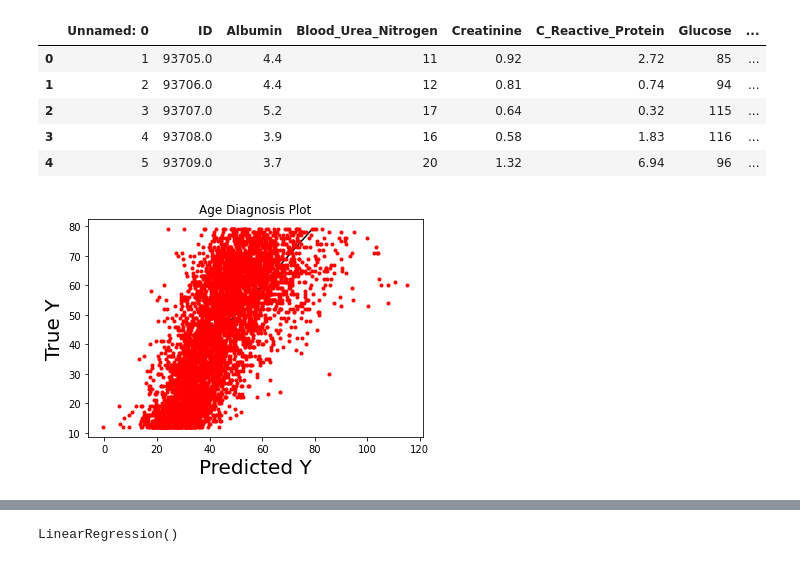
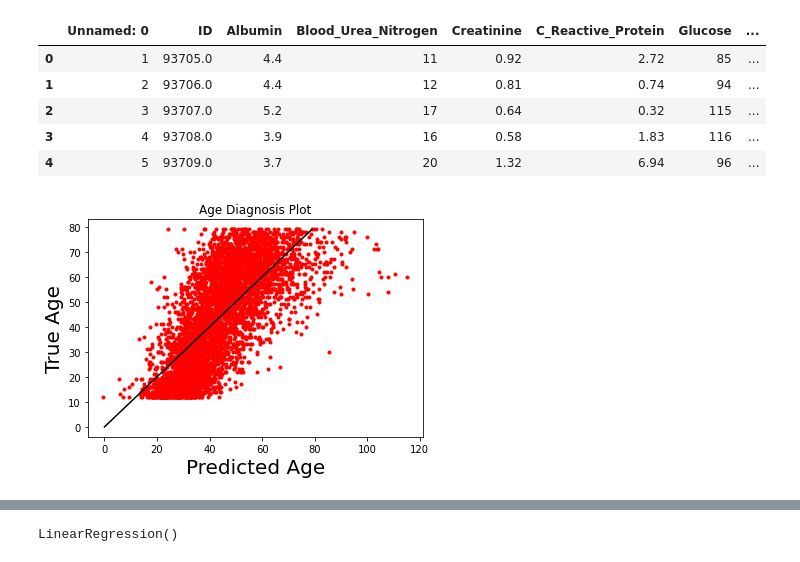
Before and after one commit to epenning/aging-biomarkers, a Jupyter notebook: regression.ipynb, the cells around one changed output, grey strips where cells are left out. Saved outputs shown, nothing was run; the diff lists cells and outputs as text; code cells hidden in the pictures.

```diff
--- a/regression.ipynb
+++ b/regression.ipynb
@@ -17,34 +17,34 @@ nhanes.head()
 # %%
 def run_age_regression(df, regression_name):
     X = df[['Albumin', 'Blood_Urea_Nitrogen', 'Creatinine', 'C_Reactive_Protein', 'Glucose',
             'Glycohemoglobin', 'Total_Cholesterol', 'Uric_Acid', 'White_Blood_Cell_Count', 'Lymphocyte_Percent',
             'Mean_Cell_Volume', 'Red_Cell_Distribution_Width', 'Systolic_Blood_Pressure']]
     y = df['Age']
 
     # Normalize values of X
     X = MinMaxScaler().fit_transform(X)
 
     reg = LinearRegression()
     reg.fit(X, y)
 
     y_pred = reg.predict(X)
 
     # Diagnosis plot
-    plt.plot([25, max(y)], [25, max(y)], 'k')
     plt.plot(reg.predict(X), y, '.r')
-    plt.xlabel('Predicted Y', size = 20)
-    plt.ylabel('True Y', size = 20)
+    plt.plot([0, max(y)], [0, max(y)], 'k')
+    plt.xlabel('Predicted Age', size = 20)
+    plt.ylabel('True Age', size = 20)
     plt.title(regression_name + ' Diagnosis Plot')
     plt.show()
 
     # Calculate mean squared error
     mse = np.mean((y - y_pred)**2)
     print(regression_name + ' MSE:')
     print(mse)
 
     return reg
 
 run_age_regression(nhanes, 'Age')
 # %% [output]
-[figure, old version]
+[figure, new version]
 Age MSE:
```
Also changed, not shown: parts of 1 cell of this notebook, 2 other files.
